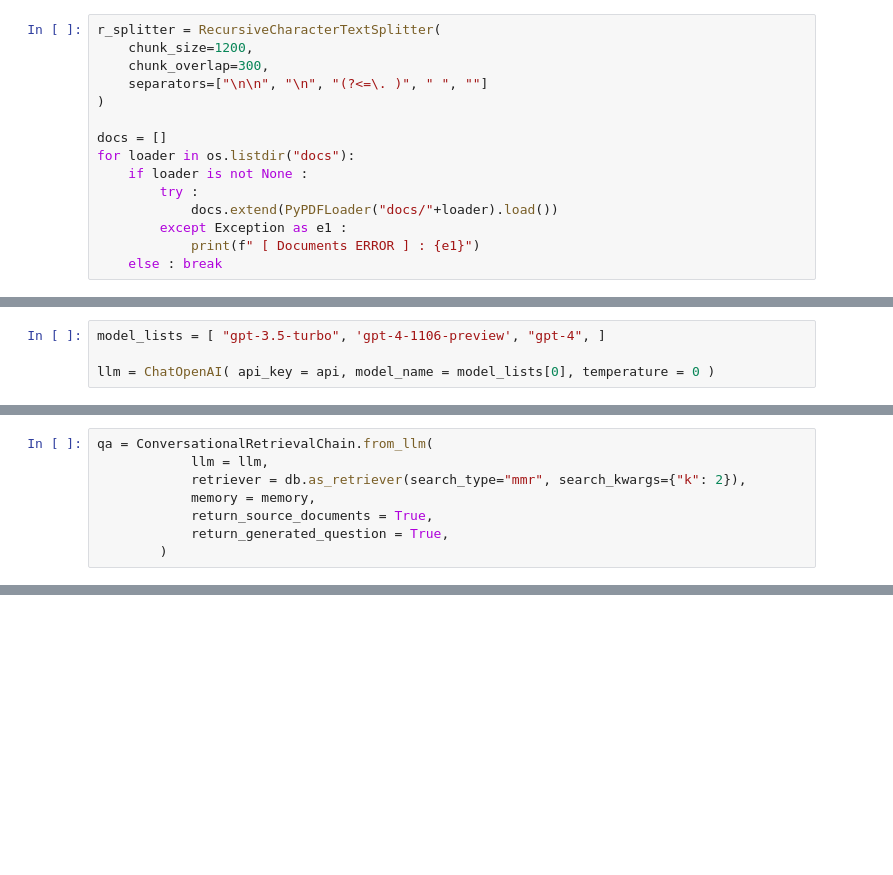
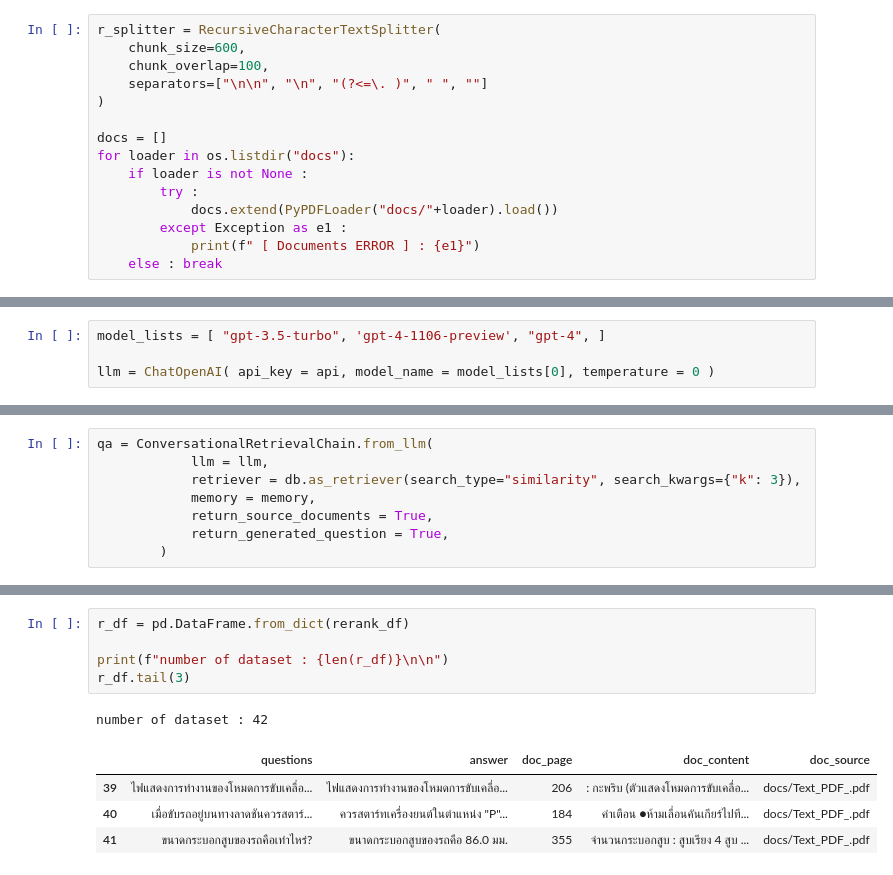
Before and after one commit to HikariJadeEmpire/PDF_Chatbot_ByChatGPT, a Jupyter notebook: llm_experiment.ipynb, the cells around one changed output, grey strips where cells are left out. Drawn from its saved outputs; the diff is of its cells as text; blank space fills up the shorter version.

```diff
--- a/llm_experiment.ipynb
+++ b/llm_experiment.ipynb
@@ -21,8 +23,8 @@ api = os.getenv('OPENAI_API_KEY_H')
 # Split Chunk
 # %%
 r_splitter = RecursiveCharacterTextSplitter(
-    chunk_size=1200,
-    chunk_overlap=300,
+    chunk_size=600,
+    chunk_overlap=100,
     separators=["\n\n", "\n", "(?<=\. )", " ", ""]
 )
 
@@ -62,7 +77,7 @@ llm = ChatOpenAI( api_key = api, model_name = model_lists[0], temperature = 0 )
 # %%
 qa = ConversationalRetrievalChain.from_llm(
             llm = llm,
-            retriever = db.as_retriever(search_type="mmr", search_kwargs={"k": 2}),
+            retriever = db.as_retriever(search_type="similarity", search_kwargs={"k": 3}),
             memory = memory,
             return_source_documents = True,
             return_generated_question = True,
@@ -98,0 +168,11 @@ Content : แผงหน้าปัดและอุปกรณ์ควบ
+# %%
+r_df = pd.DataFrame.from_dict(rerank_df)
+
+print(f"number of dataset : {len(r_df)}\n\n")
+r_df.tail(3)
+# %% [output]
+number of dataset : 42
+|  | questions | answer | doc_page | doc_content | doc_source |
+| 39 | ไฟแสดงการทำงานของโหมดการขับเคลื่อ... | ไฟแสดงการทำงานของโหมดการขับเคลื่อ... | 206 | : กะพริบ (ตัวแสดงโหมดการขับเคลื่อ... | docs/Text_PDF_.pdf |
+| 40 | เมื่อขับรถอยู่บนทางลาดชันควรสตาร์... | ควรสตาร์ทเครื่องยนต์ในตำแหน่ง "P"... | 184 | คําเตือน ●ห้ามเลื่อนคันเกียร์ไปที... | docs/Text_PDF_.pdf |
+| 41 | ขนาดกระบอกสูบของรถคือเท่าไหร่? | ขนาดกระบอกสูบของรถคือ 86.0 มม. | 355 | จํานวนกระบอกสูบ : สูบเรียง 4 สูบ ... | docs/Text_PDF_.pdf |
```
Also changed, not shown: parts of 18 cells of this notebook, 1 other file.
